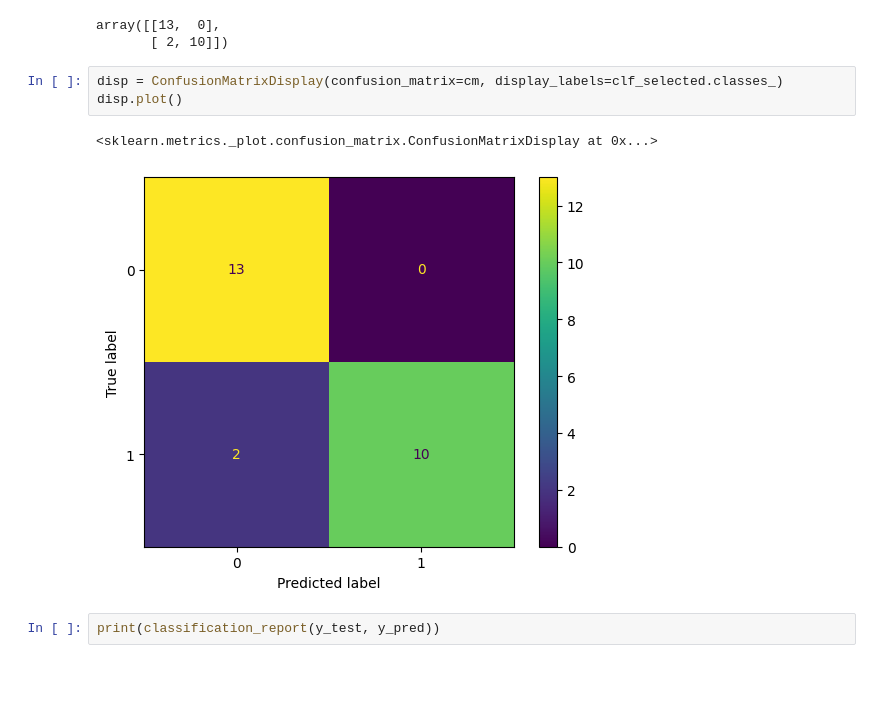
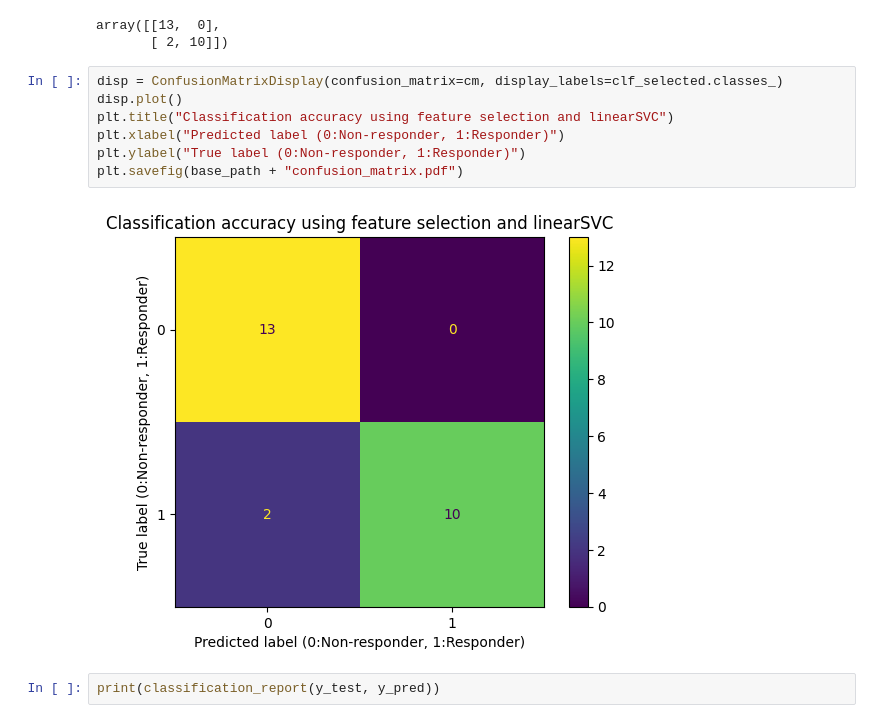
Before and after one commit to anuprulez/nanosampler, a Jupyter notebook: AML/LinearSVC_analysis_HumanMethylation450_dataset.ipynb, the cells around one changed output. Cells and saved outputs as stored; diff of their text form; blank space fills up the shorter version.

```diff
--- a/AML/LinearSVC_analysis_HumanMethylation450_dataset.ipynb
+++ b/AML/LinearSVC_analysis_HumanMethylation450_dataset.ipynb
@@ -188,9 +193,12 @@ array([[13,  0],
 # %%
 disp = ConfusionMatrixDisplay(confusion_matrix=cm, display_labels=clf_selected.classes_)
 disp.plot()
+plt.title("Classification accuracy using feature selection and linearSVC")
+plt.xlabel("Predicted label (0:Non-responder, 1:Responder)")
+plt.ylabel("True label (0:Non-responder, 1:Responder)")
+plt.savefig(base_path + "confusion_matrix.pdf")
 # %% [output]
-<sklearn.metrics._plot.confusion_matrix.ConfusionMatrixDisplay at 0x...>
-[figure, old version]
+[figure, new version]
 # %%
 print(classification_report(y_test, y_pred))
 # %% [output]
```
Also changed, not shown: parts of 23 cells of this notebook.
